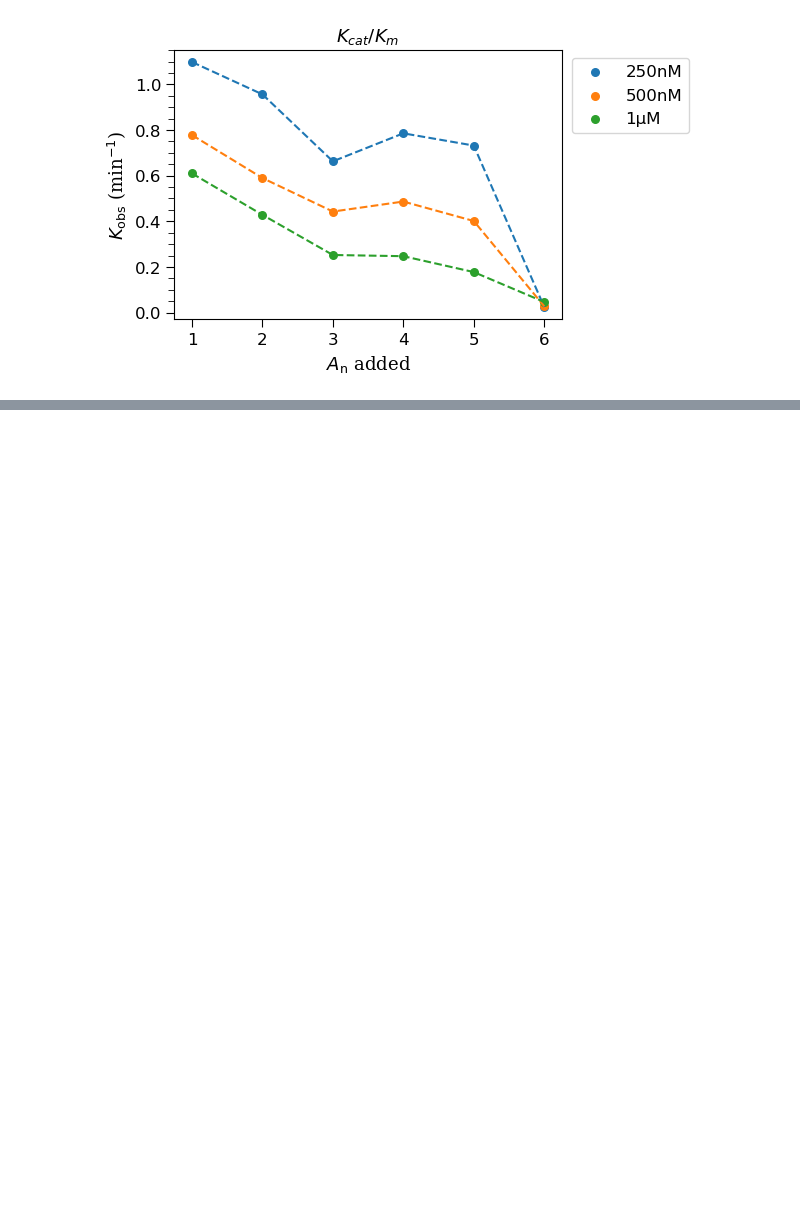
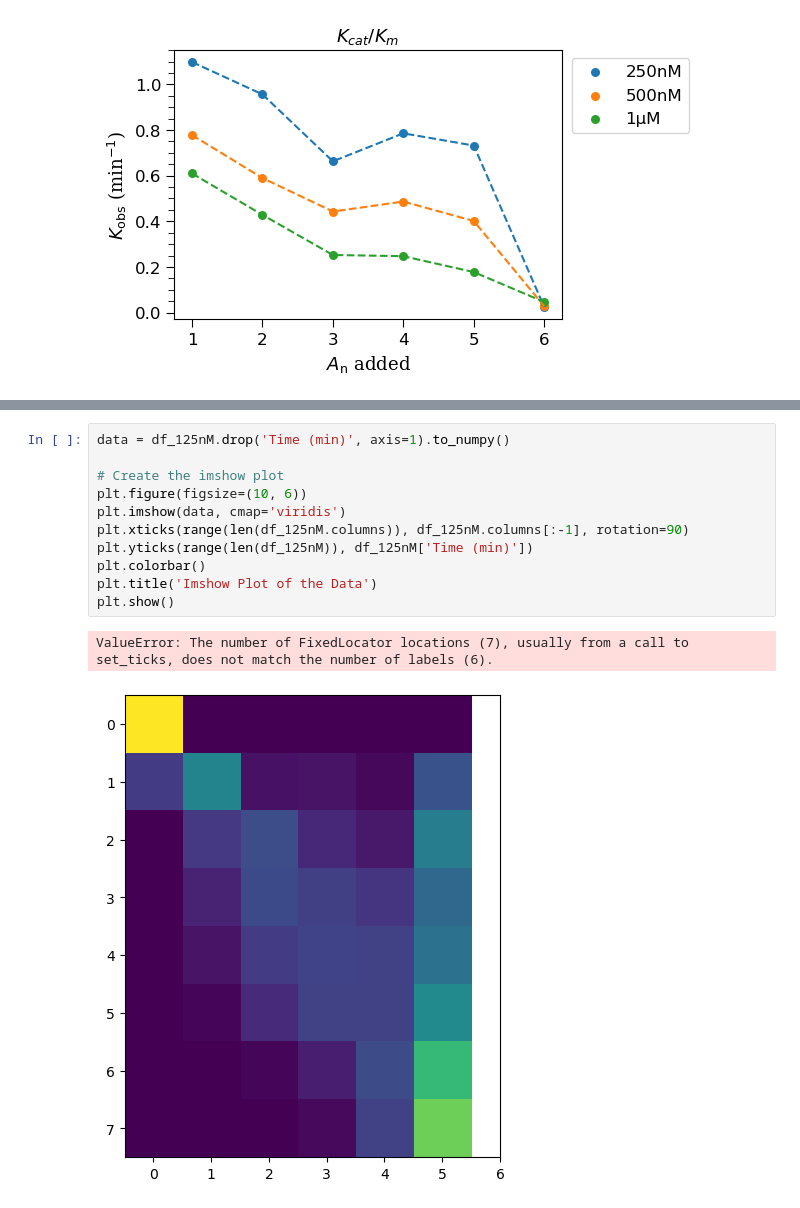
Before and after one commit to PDNALab/kinetic_fit, a Jupyter notebook: Kcat_Km/solve_k_Kcat_Km.ipynb, the cells around one changed output, grey strips where cells are left out. Cells and saved outputs as stored; diff of their text form; blank space fills up the shorter version.

```diff
--- a/Kcat_Km/solve_k_Kcat_Km.ipynb
+++ b/Kcat_Km/solve_k_Kcat_Km.ipynb
@@ -92,0 +96,14 @@ Name: Time (min), dtype: float64
+# %%
+data = df_125nM.drop('Time (min)', axis=1).to_numpy()
+
+# Create the imshow plot
+plt.figure(figsize=(10, 6))
+plt.imshow(data, cmap='viridis')
+plt.xticks(range(len(df_125nM.columns)), df_125nM.columns[:-1], rotation=90)
+plt.yticks(range(len(df_125nM)), df_125nM['Time (min)'])
+plt.colorbar()
+plt.title('Imshow Plot of the Data')
+plt.show()
+# %% [output]
+ValueError: The number of FixedLocator locations (7), usually from a call to set_ticks, does not match the number of labels (6).
+[figure, added]
```
Also changed, not shown: parts of 4 cells of this notebook.
